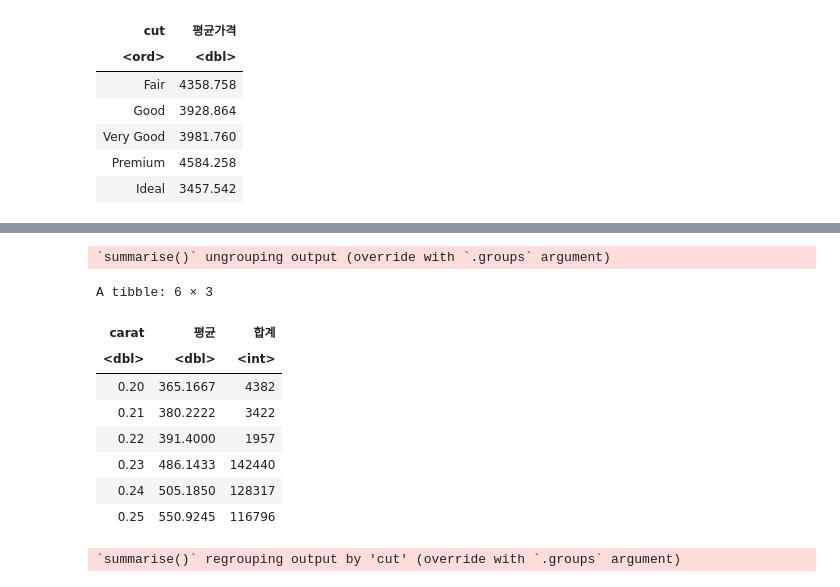
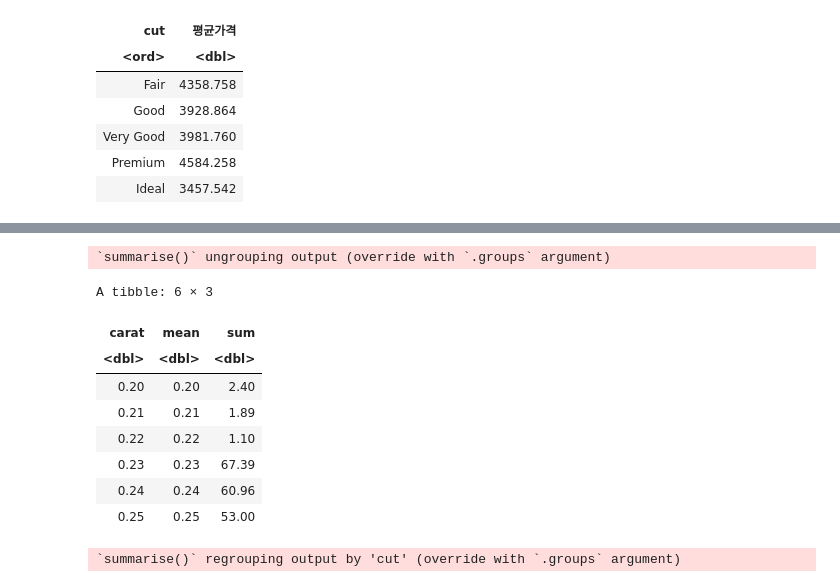
Before and after one commit to gyujin0450/Rstudy, a Jupyter notebook: 303_문제풀기.ipynb, the cells around one changed output, grey strips where cells are left out. Cells and saved outputs as stored; diff of their text form; code cells hidden in the pictures.

```diff
--- a/303_문제풀기.ipynb
+++ b/303_문제풀기.ipynb
@@ -184,17 +231,17 @@ A tibble: 5 × 2
 # %%
-# carat에 한해서 가격의 mean, sum 구함
-diamonds %>% group_by(carat) %>% summarise(평균 = mean(price), 합계 = sum(price)) %>% head
+# carat에 한해서 mean, sum 구함
+diamonds %>% group_by(carat) %>% summarise(mean = mean(carat), sum = sum(carat)) %>% head # 의미가 ??
 # %% [output]
 `summarise()` ungrouping output (override with `.groups` argument)
 A tibble: 6 × 3
-| carat | 평균 | 합계 |
-| <dbl> | <dbl> | <int> |
-| 0.20 | 365.1667 | 4382 |
-| 0.21 | 380.2222 | 3422 |
-| 0.22 | 391.4000 | 1957 |
-| 0.23 | 486.1433 | 142440 |
-| 0.24 | 505.1850 | 128317 |
-| 0.25 | 550.9245 | 116796 |
+| carat | mean | sum |
+| <dbl> | <dbl> | <dbl> |
+| 0.20 | 0.20 | 2.40 |
+| 0.21 | 0.21 | 1.89 |
+| 0.22 | 0.22 | 1.10 |
+| 0.23 | 0.23 | 67.39 |
+| 0.24 | 0.24 | 60.96 |
+| 0.25 | 0.25 | 53.00 |
 # %%
 # cut, color 기준으로 평균 가격을 avgPrice로, 총 carat을 sumCarat이라는 이름으로 집계
 diamonds %>% group_by(cut, color) %>% summarise(avgPrice = mean(price), sumCarat = sum(carat))
```
Also changed, not shown: parts of 5 cells of this notebook.
